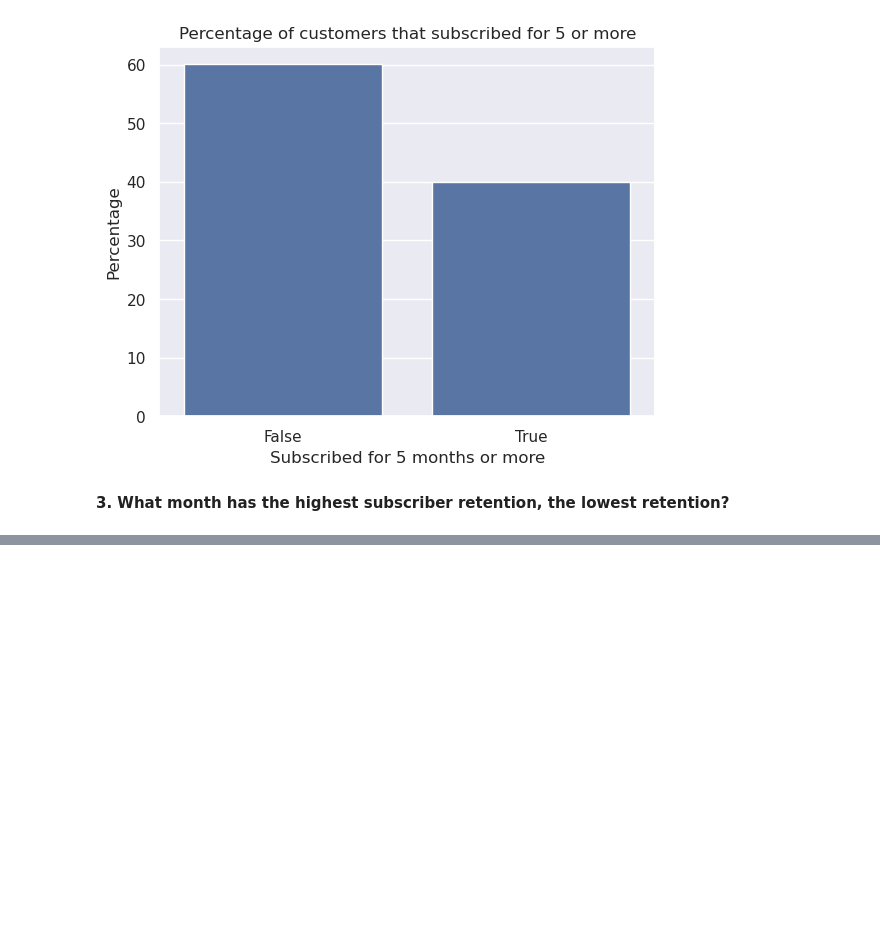
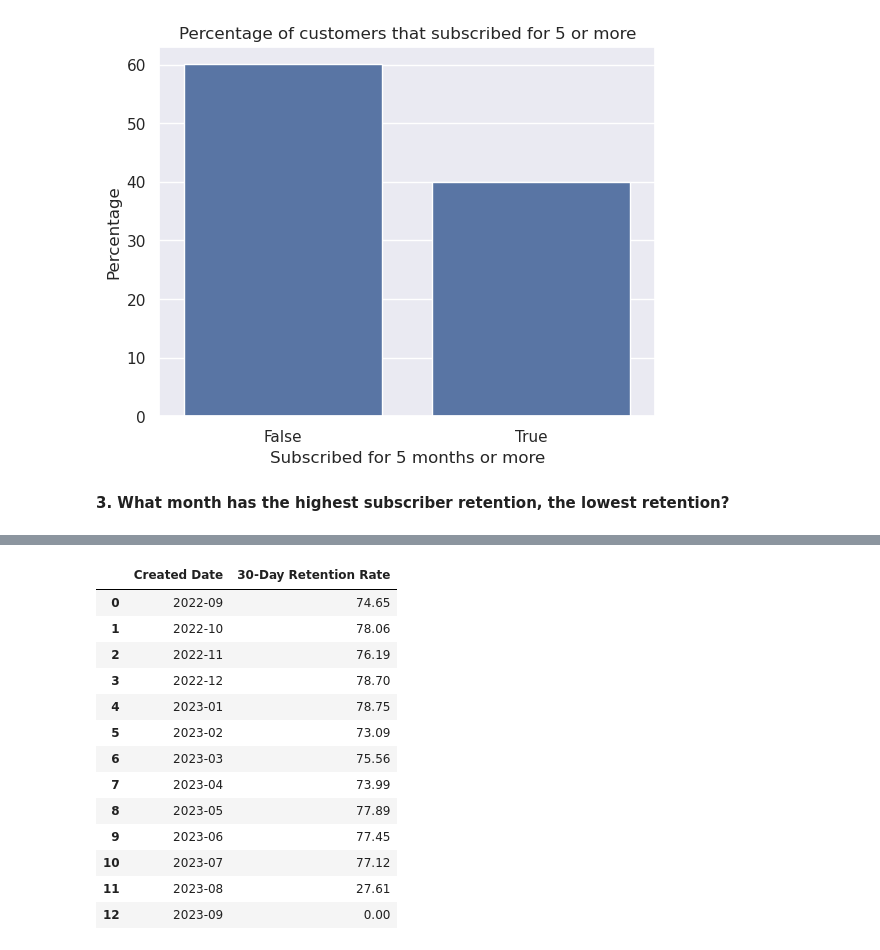
Before and after one commit to kjeshang/KunalMavenAnalyticsDataPlayground, a Jupyter notebook: Streaming_Video_Subscriptions/Analysis.ipynb, the cells around one changed output, grey strips where cells are left out. Saved outputs shown, nothing was run; the diff lists cells and outputs as text; code cells hidden in the pictures; blank space fills up the shorter version.

```diff
--- a/Streaming_Video_Subscriptions/Analysis.ipynb
+++ b/Streaming_Video_Subscriptions/Analysis.ipynb
@@ -123,0 +175,50 @@ customerSubscriptionDuration(df, 5)
+# %%
+def subscriberRetention(data):
+    dff = data.copy()
+    for col in ['created_date','canceled_date']:
+        dff[col] = pd.to_datetime(dff[col])
+
+    # --- ADJUSTMENT START ---
+    # 1. Use the latest date in your data as 'today'
+    snapshot_date = dff['created_date'].max()
+
+    # 2. Calculate days stayed (use snapshot_date if they haven't canceled)
+    dff['days_stayed'] = (dff['canceled_date'].fillna(snapshot_date) - dff['created_date']).dt.days
+
+    # 3. Define 'Retained' as surviving at least 30 days
+    dff['is_retained_30d'] = dff['days_stayed'] >= 30
+    # --- ADJUSTMENT END ---
+
+    # Group by the month they joined
+    monthly_df = dff.groupby(dff['created_date'].dt.to_period('M')).agg(
+        total_users=('customer_id','count'),
+        # Sum our new boolean column instead of just checking for NaT
+        active_users=('is_retained_30d','sum')
+    )
+
+    monthly_df['retention_rate'] = np.round((monthly_df['active_users'] / monthly_df['total_users']) * 100, 2)
+
+    # Return as a clean DataFrame
+    dataframe = pd.DataFrame({
+        "Created Date": monthly_df.index.astype(str), # String for easier reading
+        "30-Day Retention Rate": monthly_df['retention_rate'].tolist()
+    })
+
+    return dataframe
+
+subscriberRetention(df)
+# %% [output]
+|  | Created Date | 30-Day Retention Rate |
+| 0 | 2022-09 | 74.65 |
+| 1 | 2022-10 | 78.06 |
+| 2 | 2022-11 | 76.19 |
+| 3 | 2022-12 | 78.70 |
+| 4 | 2023-01 | 78.75 |
+| 5 | 2023-02 | 73.09 |
+| 6 | 2023-03 | 75.56 |
+| 7 | 2023-04 | 73.99 |
+| 8 | 2023-05 | 77.89 |
+| 9 | 2023-06 | 77.45 |
+| 10 | 2023-07 | 77.12 |
+| 11 | 2023-08 | 27.61 |
+| 12 | 2023-09 | 0.00 |
```
Also changed, not shown: parts of 1 cell of this notebook.
